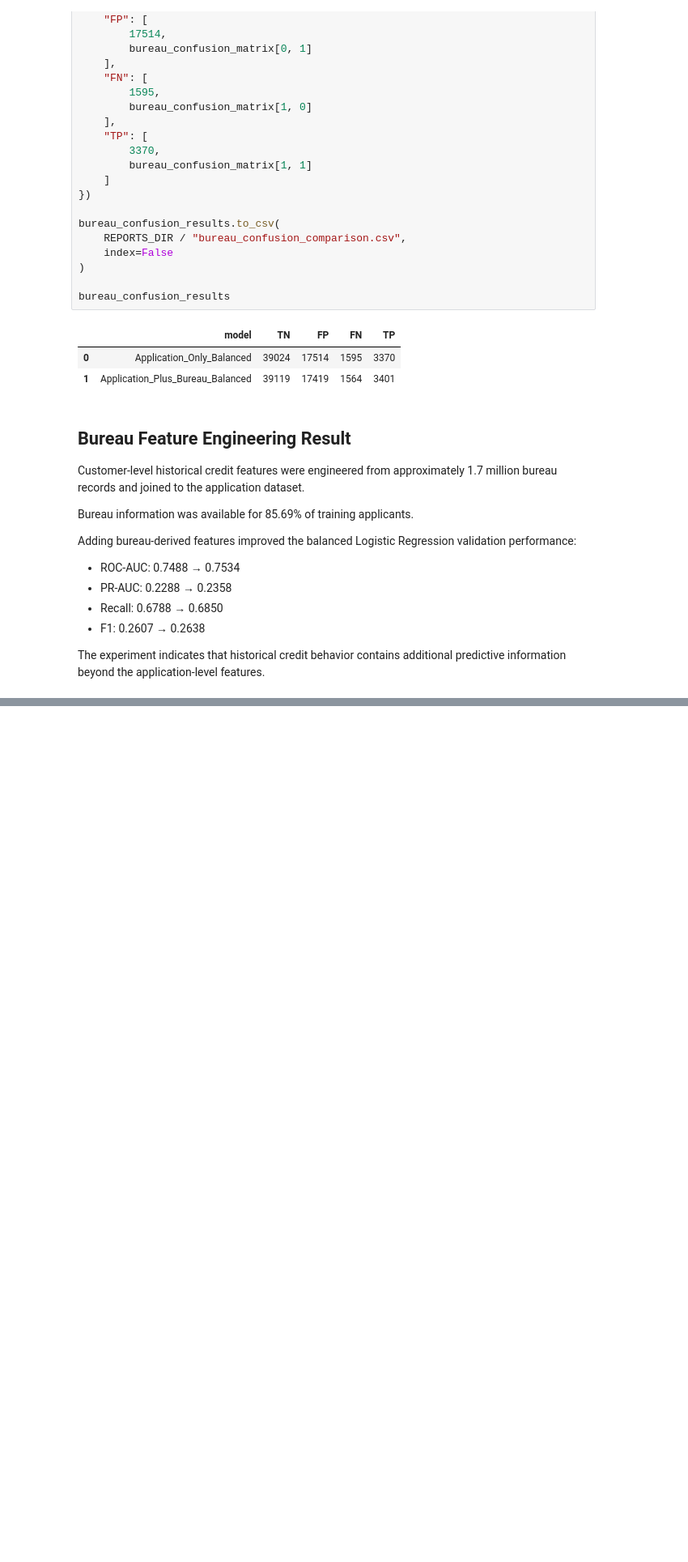
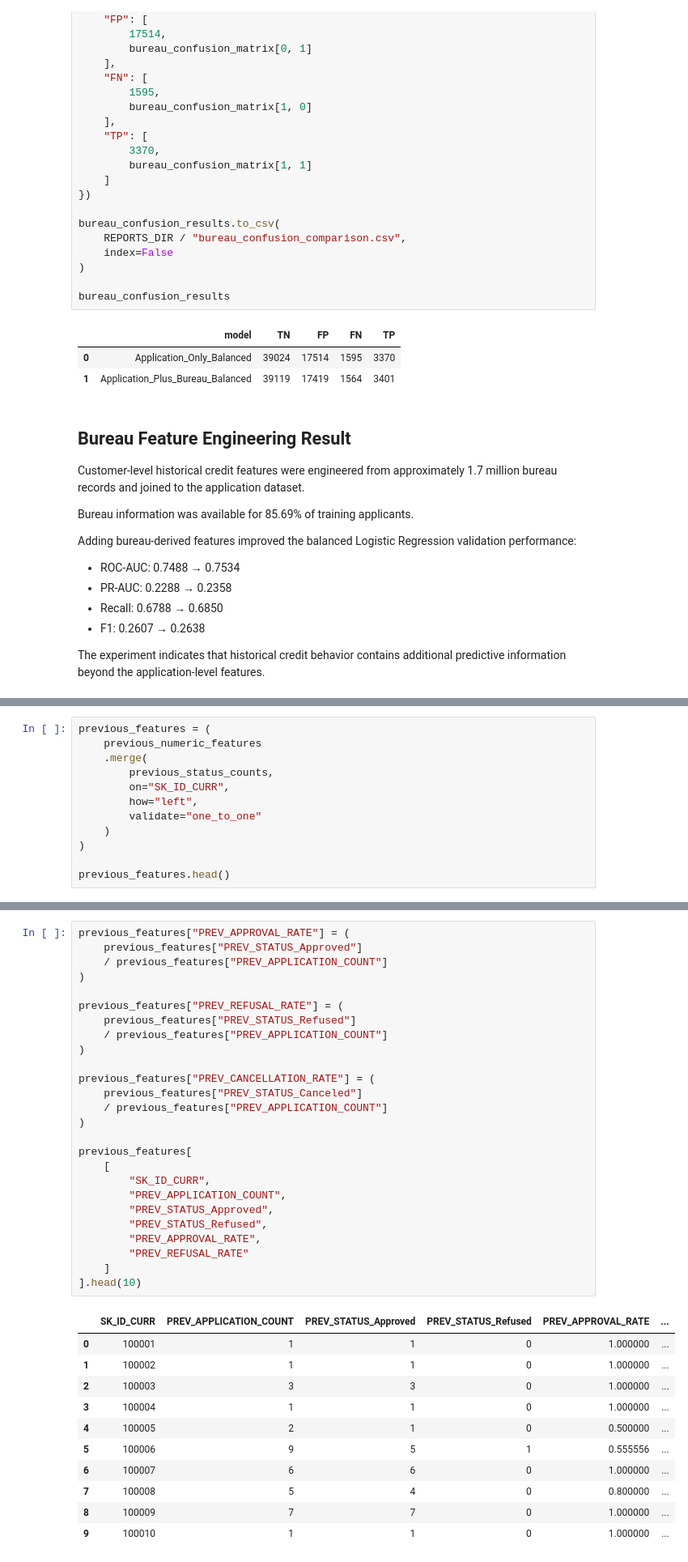
Before and after one commit to Ayfernaz-Baygin/creditlens-ai, a Jupyter notebook: notebooks/03_relational_feature_engineering.ipynb, the cells around one changed output, grey strips where cells are left out. Shown at 81% size. Cells and saved outputs as stored; diff of their text form; blank space fills up the shorter version.

```diff
--- a/notebooks/03_relational_feature_engineering.ipynb
+++ b/notebooks/03_relational_feature_engineering.ipynb
@@ -781,0 +966,12 @@ The experiment indicates that historical credit behavior contains additional pre
+# %%
+previous_features = (
+    previous_numeric_features
+    .merge(
+        previous_status_counts,
+        on="SK_ID_CURR",
+        how="left",
+        validate="one_to_one"
+    )
+)
+
+previous_features.head()
@@ -781,0 +985,38 @@ The experiment indicates that historical credit behavior contains additional pre
+# %%
+previous_features["PREV_APPROVAL_RATE"] = (
+    previous_features["PREV_STATUS_Approved"]
+    / previous_features["PREV_APPLICATION_COUNT"]
+)
+
+previous_features["PREV_REFUSAL_RATE"] = (
+    previous_features["PREV_STATUS_Refused"]
+    / previous_features["PREV_APPLICATION_COUNT"]
+)
+
+previous_features["PREV_CANCELLATION_RATE"] = (
+    previous_features["PREV_STATUS_Canceled"]
+    / previous_features["PREV_APPLICATION_COUNT"]
+)
+
+previous_features[
+    [
+        "SK_ID_CURR",
+        "PREV_APPLICATION_COUNT",
+        "PREV_STATUS_Approved",
+        "PREV_STATUS_Refused",
+        "PREV_APPROVAL_RATE",
+        "PREV_REFUSAL_RATE"
+    ]
+].head(10)
+# %% [output]
+|  | SK_ID_CURR | PREV_APPLICATION_COUNT | PREV_STATUS_Approved | PREV_STATUS_Refused | PREV_APPROVAL_RATE | ... |
+| 0 | 100001 | 1 | 1 | 0 | 1.000000 | ... |
+| 1 | 100002 | 1 | 1 | 0 | 1.000000 | ... |
+| 2 | 100003 | 3 | 3 | 0 | 1.000000 | ... |
+| 3 | 100004 | 1 | 1 | 0 | 1.000000 | ... |
+| 4 | 100005 | 2 | 1 | 0 | 0.500000 | ... |
+| 5 | 100006 | 9 | 5 | 1 | 0.555556 | ... |
+| 6 | 100007 | 6 | 6 | 0 | 1.000000 | ... |
+| 7 | 100008 | 5 | 4 | 0 | 0.800000 | ... |
+| 8 | 100009 | 7 | 7 | 0 | 1.000000 | ... |
+| 9 | 100010 | 1 | 1 | 0 | 1.000000 | ... |
```
Also changed, not shown: parts of 74 cells of this notebook, 4 other files.
